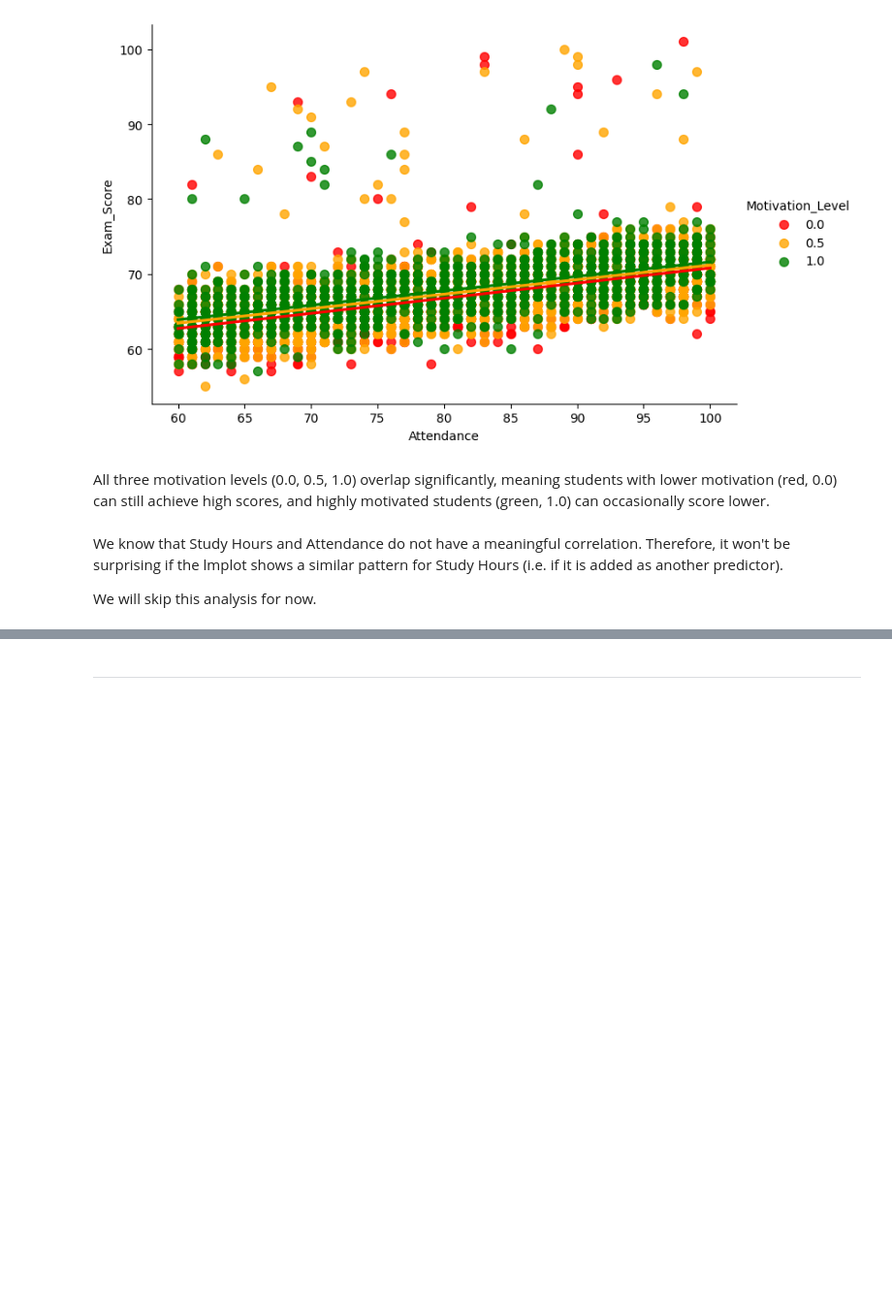
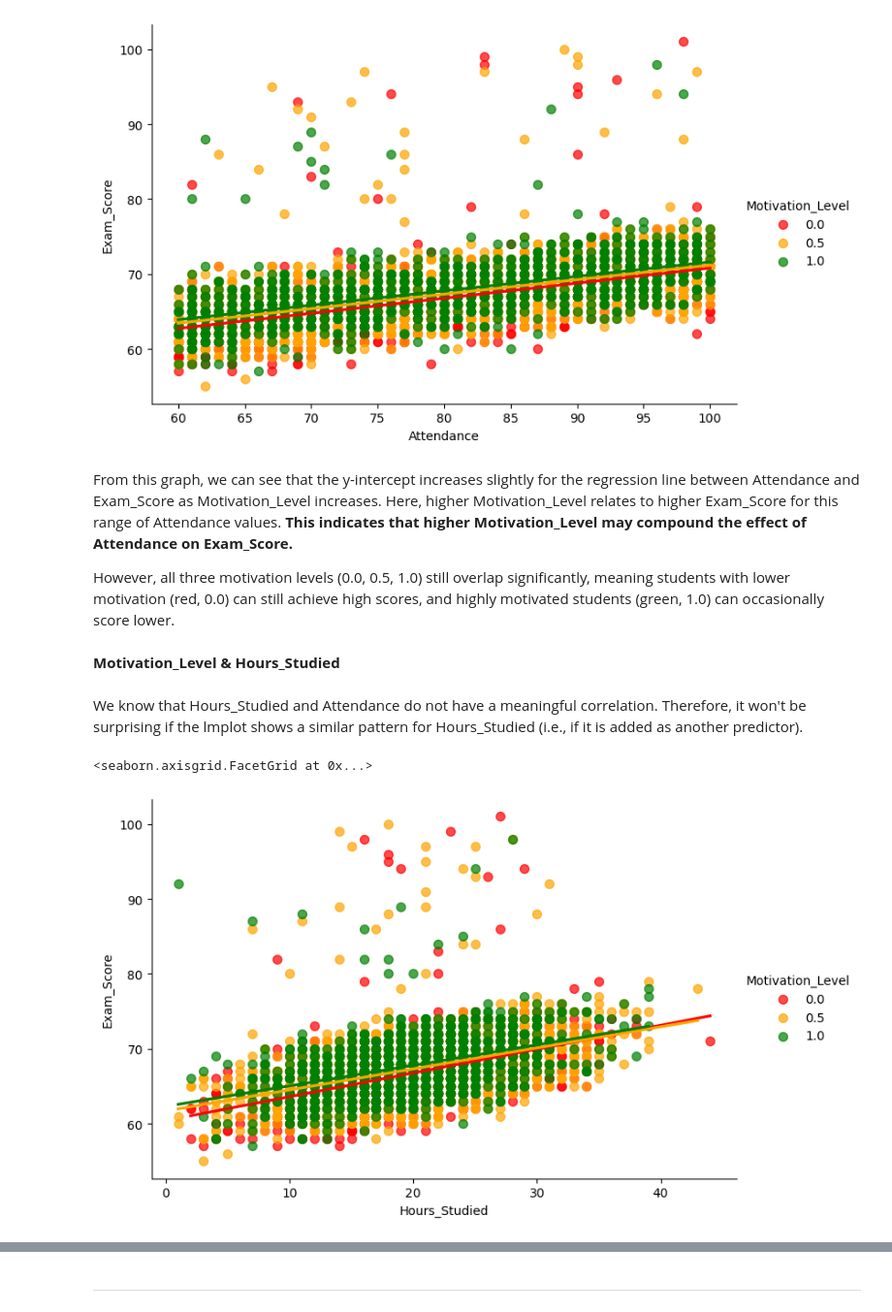
Before and after one commit to setarehsalkhi/OMIS-114-Project, a Jupyter notebook: FinalProjectSubmission.ipynb, the cells around one changed output, grey strips where cells are left out. Shown at 97% size. Saved outputs shown, nothing was run; the diff lists cells and outputs as text; code cells hidden in the pictures; blank space fills up the shorter version.

```diff
--- a/FinalProjectSubmission.ipynb
+++ b/FinalProjectSubmission.ipynb
@@ -530,8 +530,15 @@ sns.lmplot(data = df2, x = 'Attendance', y = 'Exam_Score', hue = 'Motivation_Lev
 <seaborn.axisgrid.FacetGrid at 0x...>
 [figure]
 # %% [markdown]
-All three motivation levels (0.0, 0.5, 1.0) overlap significantly, meaning students with lower motivation (red, 0.0) can still achieve high scores, and highly motivated students (green, 1.0) can occasionally score lower.
+From this graph, we can see that the y-intercept increases slightly for the regression line between Attendance and Exam_Score as Motivation_Level increases. Here, higher Motivation_Level relates to higher Exam_Score for this range of Attendance values. **This indicates that higher Motivation_Level may compound the effect of Attendance on Exam_Score.**
+
+However, all three motivation levels (0.0, 0.5, 1.0) still overlap significantly, meaning students with lower motivation (red, 0.0) can still achieve high scores, and highly motivated students (green, 1.0) can occasionally score lower.
+# %% [markdown]
+**Motivation_Level & Hours_Studied**
 # %% [markdown]
-We know that Study Hours and Attendance do not have a meaningful correlation. Therefore, it won't be surprising if the lmplot shows a similar pattern for Study Hours (i.e. if it is added as another predictor).
-
-We will skip this analysis for now.
+We know that Hours_Studied and Attendance do not have a meaningful correlation. Therefore, it won't be surprising if the lmplot shows a similar pattern for Hours_Studied (i.e., if it is added as another predictor).
+# %%
+sns.lmplot(data = df2, x = 'Hours_Studied', y = 'Exam_Score', hue = 'Motivation_Level', ci = None, aspect = 1.5, palette = custom_palette, scatter_kws = {'s': 50, 'alpha': 0.7})
+# %% [output]
+<seaborn.axisgrid.FacetGrid at 0x...>
+[figure, added]
```
Also changed, not shown: parts of 47 cells of this notebook.
